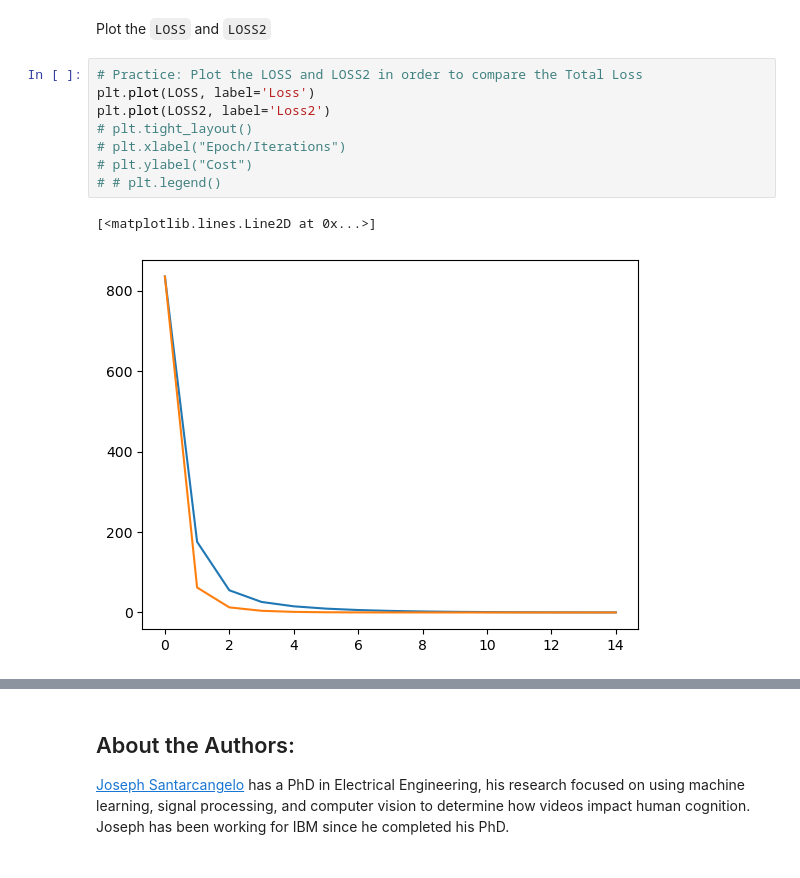
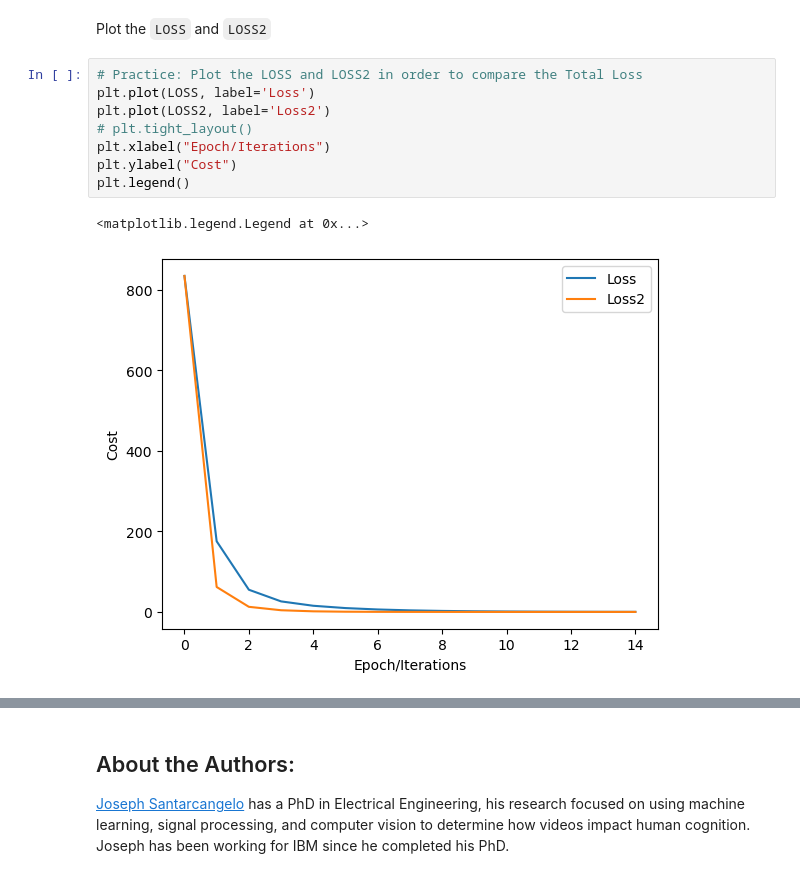
Before and after one commit to pradipdas9040/Building-Deep-Learning-Models-with-TensorFlow, a Jupyter notebook: Pytorch/2.3_training_slope_and_bias_v3.ipynb, the cells around one changed output, grey strips where cells are left out. Saved outputs shown, nothing was run; the diff lists cells and outputs as text.

```diff
--- a/Pytorch/2.3_training_slope_and_bias_v3.ipynb
+++ b/Pytorch/2.3_training_slope_and_bias_v3.ipynb
@@ -298,14 +295,14 @@ Plot the <code>LOSS</code> and <code>LOSS2</code>
 # %%
 # Practice: Plot the LOSS and LOSS2 in order to compare the Total Loss
 plt.plot(LOSS, label='Loss')
 plt.plot(LOSS2, label='Loss2')
 # plt.tight_layout()
-# plt.xlabel("Epoch/Iterations")
-# plt.ylabel("Cost")
-# # plt.legend()
+plt.xlabel("Epoch/Iterations")
+plt.ylabel("Cost")
+plt.legend()
 # %% [output]
-[<matplotlib.lines.Line2D at 0x...>]
+<matplotlib.legend.Legend at 0x...>
-[figure, old version]
+[figure, new version]
 # %% [markdown]
 <!--Empty Space for separating topics-->
 # %% [markdown]
```
Also changed, not shown: parts of 3 cells of this notebook, 1 other file.
